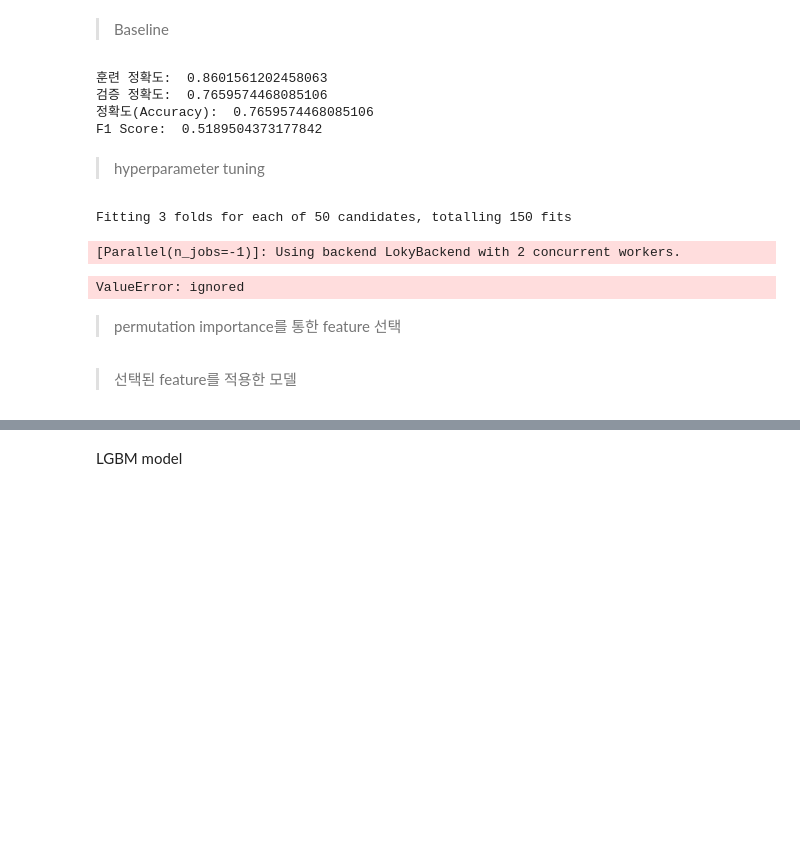
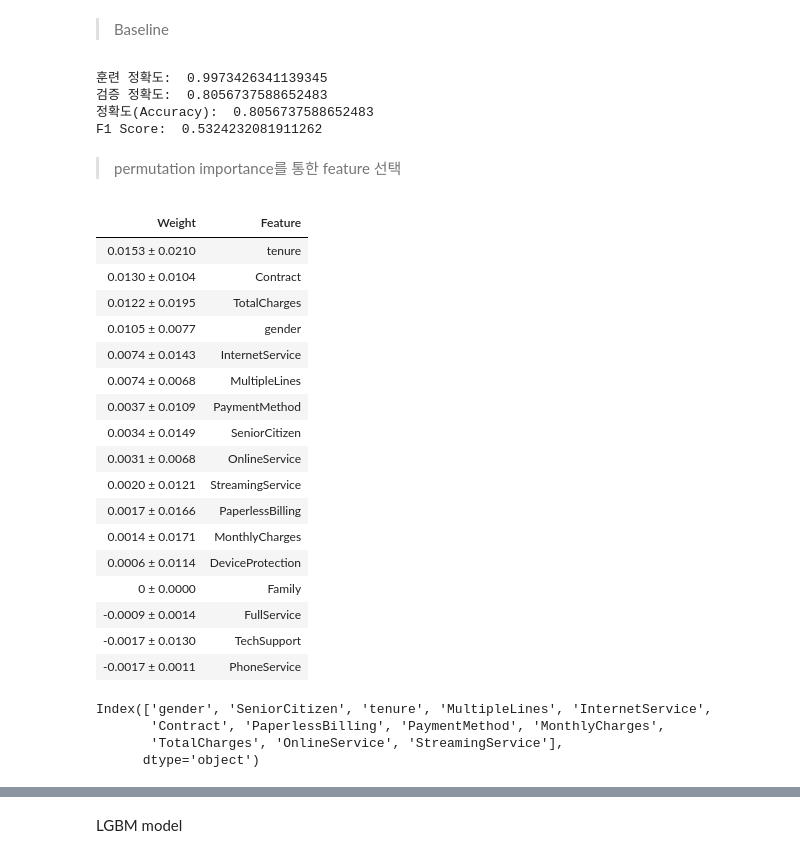
Before and after one commit to threegenie/churn_project, a Jupyter notebook: telco_customer_churn.ipynb, the cells around one changed output, grey strips where cells are left out. Saved outputs shown, nothing was run; the diff lists cells and outputs as text; code cells hidden in the pictures; blank space fills up the shorter version.

```diff
--- a/telco_customer_churn.ipynb
+++ b/telco_customer_churn.ipynb
@@ -268,7 +268,7 @@ from lightgbm import LGBMClassifier
 
 pipe = Pipeline([
     ('preprocessing', make_pipeline(OrdinalEncoder(), SimpleImputer())),
-    ('lgbm', LGBMClassifier(n_estimators=100, random_state=2, n_jobs=-1, learning_rate=1))
+    ('rf', RandomForestClassifier(n_estimators=100, random_state=2, n_jobs=-1))
 ])
 
 pipe.fit(X_train, y_train)
@@ -279,11 +279,7 @@ print('검증 정확도: ', pipe.score(X_val, y_val))
 print('정확도(Accuracy): ', metrics.accuracy_score(y_val, y_pred))
 print('F1 Score: ', metrics.f1_score(y_val, y_pred, average="binary"))
 # %% [output]
-훈련 정확도:  0.8601561202458063
-검증 정확도:  0.7659574468085106
-정확도(Accuracy):  0.7659574468085106
-F1 Score:  0.5189504373177842
+훈련 정확도:  0.9973426341139345
+검증 정확도:  0.8056737588652483
+정확도(Accuracy):  0.8056737588652483
+F1 Score:  0.5324232081911262
-# %% [markdown]
-
-
-> hyperparameter tuning
@@ -302,35 +286,3 @@ X_val_imputed = imp.transform(X_val_encoded)
-# %%
-from scipy.stats import randint, uniform
-from sklearn.ensemble import RandomForestRegressor
-from sklearn.model_selection import RandomizedSearchCV
-
-param_distributions = {
-    'n_estimators': randint(50, 500),
-    'max_depth': [5, 10, 15, 20, None],
-    'max_features': uniform(0, 1),
-}
-
-
-
-search = RandomizedSearchCV(
-    pipe,
-    param_distributions=param_distributions,
-    n_iter=50,
-    cv=3,
-    scoring='accuracy',
-    verbose=1,
-    return_train_score=True,
-    n_jobs=-1,
-    random_state=2
-)
-
-search.fit(X_train_encoded, y_train);
-
-print('최적 하이퍼파라미터: ', search.best_params_)
-# %% [output]
-Fitting 3 folds for each of 50 candidates, totalling 150 fits
-[Parallel(n_jobs=-1)]: Using backend LokyBackend with 2 concurrent workers.
-ValueError: ignored
 # %% [markdown]
 
 
@@ -338,22 +290,41 @@ ValueError: ignored
 # %%
 import eli5
 from eli5.sklearn import PermutationImportance
 
 permuter = PermutationImportance(
-    pipe.named_steps['lgbm'], # model
-    scoring='accuracy', # metric
-    n_iter=5, # 다른 random seed를 사용하여 5번 반복
+    pipe.named_steps['rf'],
+    scoring='accuracy',
+    n_iter=5,
     random_state=2
 )
 
 X_val_transformed = pipe.named_steps['preprocessing'].transform(X_val)
 permuter.fit(X_val_transformed, y_val);
 
 eli5.show_weights(
     permuter,
     top=None,
     feature_names=features
 )
+# %% [output]
+| Weight | Feature |
+| 0.0153 ± 0.0210 | tenure |
+| 0.0130 ± 0.0104 | Contract |
+| 0.0122 ± 0.0195 | TotalCharges |
+| 0.0105 ± 0.0077 | gender |
+| 0.0074 ± 0.0143 | InternetService |
+| 0.0074 ± 0.0068 | MultipleLines |
+| 0.0037 ± 0.0109 | PaymentMethod |
+| 0.0034 ± 0.0149 | SeniorCitizen |
+| 0.0031 ± 0.0068 | OnlineService |
+| 0.0020 ± 0.0121 | StreamingService |
+| 0.0017 ± 0.0166 | PaperlessBilling |
+| 0.0014 ± 0.0171 | MonthlyCharges |
+| 0.0006 ± 0.0114 | DeviceProtection |
+| 0 ± 0.0000 | Family |
+| -0.0009 ± 0.0014 | FullService |
+| -0.0017 ± 0.0130 | TechSupport |
+| -0.0017 ± 0.0011 | PhoneService |
 # %%
 minimum_importance = 0.001
 mask = permuter.feature_importances_ > minimum_importance
@@ -362,7 +333,8 @@ X_train_selected = X_train[feature]
 X_val_selected = X_val[feature]
 # %%
 feature
+# %% [output]
+Index(['gender', 'SeniorCitizen', 'tenure', 'MultipleLines', 'InternetService',
+       'Contract', 'PaperlessBilling', 'PaymentMethod', 'MonthlyCharges',
+       'TotalCharges', 'OnlineService', 'StreamingService'],
+      dtype='object')
-# %% [markdown]
-
-
-> 선택된 feature를 적용한 모델
```
Also changed, not shown: parts of 12 cells of this notebook.
